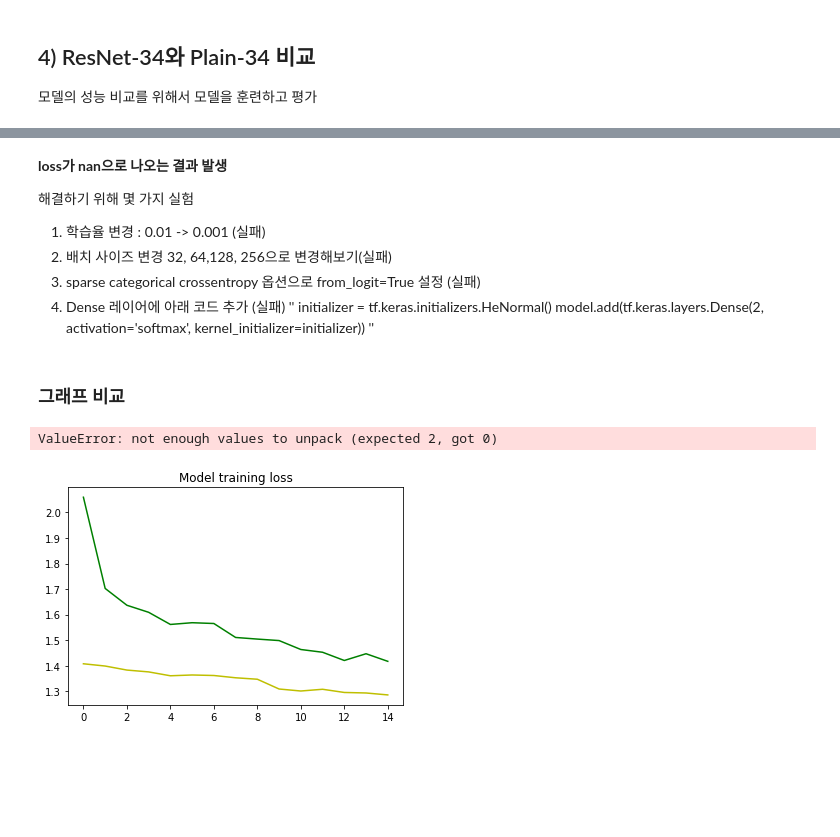
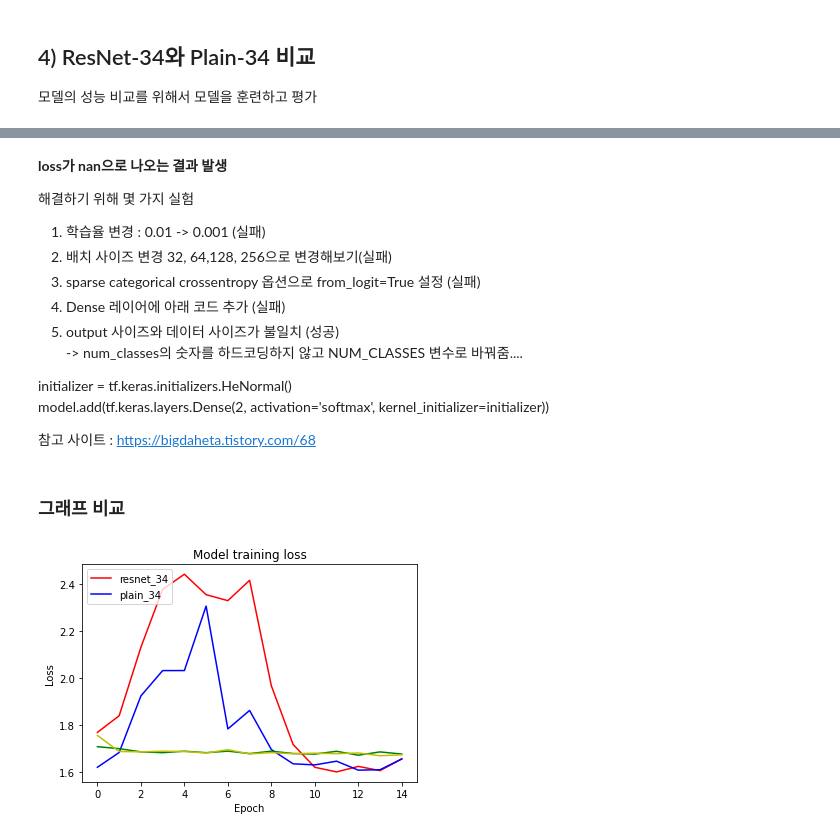
Before and after one commit to seoyeokim/AIFFEL_quest_rs, a Jupyter notebook: AIFFEL_quest_rs/GoingDeeper/GD01/2_ResNet_Ablation_Study_Project _2.ipynb, the cells around one changed output, grey strips where cells are left out. Cells and saved outputs as stored; diff of their text form; code cells hidden in the pictures; blank space fills up the shorter version.

```diff
--- a/AIFFEL_quest_rs/GoingDeeper/GD01/2_ResNet_Ablation_Study_Project _2.ipynb
+++ b/AIFFEL_quest_rs/GoingDeeper/GD01/2_ResNet_Ablation_Study_Project _2.ipynb
@@ -792,3 +786,25 @@ Batch of labels shape: (32,)
+# %%
+#데이터 결측치 확인
+
+def check_nan_inf(image, label):
+    tf.debugging.check_numerics(image, message="NaN or Inf found in image!")
+    return image, label
+
+# NaN/Inf 확인
+train_ds = train_ds.map(check_nan_inf)
+validation_ds = validation_ds.map(check_nan_inf)
+for image, label in train_ds:
+    pass  # NaN이 있으면 여기서 오류 발생
+for image, label in validation_ds:
+    pass  # NaN이 있으면 여기서 오류 발생
+# %%
+# Inf 값을 적절한 범위로 클리핑
+def clip_inf(image, label):
+
+    image = tf.clip_by_value(image, -1.0, 1.0)
+    return image, label
+train_ds = train_ds.map(clip_inf)
+validation_ds = validation_ds.map(clip_inf)
 # %%
 print(type(ds_train))
 # %% [output]
@@ -810,23 +826,23 @@ print(type(train_ds))
 # %%
 resnet_34.compile(
     loss=keras.losses.SparseCategoricalCrossentropy(),
-    optimizer=tf.keras.optimizers.SGD(learning_rate=0.001, clipnorm=5.0),
+    optimizer=tf.keras.optimizers.SGD(learning_rate=0.0001, clipnorm=1.0),
     metrics=['accuracy'],
 )
 plain_34.compile(
     loss=keras.losses.SparseCategoricalCrossentropy(),
-    optimizer=tf.keras.optimizers.SGD(learning_rate=0.001, clipnorm=1.0),
+    optimizer=tf.keras.optimizers.SGD(learning_rate=0.0001, clipnorm=1.0),
     metrics=['accuracy'],
 )
 # %%
 resnet_50.compile(
     loss=keras.losses.SparseCategoricalCrossentropy(),
-    optimizer=tf.keras.optimizers.SGD(learning_rate=0.001, clipnorm=1.0),
+    optimizer=tf.keras.optimizers.SGD(learning_rate=0.0001, clipnorm=1.0),
     metrics=['accuracy'],
 )
 plain_50.compile(
     loss=keras.losses.SparseCategoricalCrossentropy(),
-    optimizer=tf.keras.optimizers.SGD(learning_rate=0.001, clipnorm=1.0),
+    optimizer=tf.keras.optimizers.SGD(learning_rate=0.0001, clipnorm=1.0),
     metrics=['accuracy'],
 )
 # %%
@@ -948,28 +964,31 @@ Epoch 15/15
 2. 배치 사이즈 변경 32, 64,128, 256으로 변경해보기(실패)
 3. sparse categorical crossentropy 옵션으로 from_logit=True 설정 (실패)
 4. Dense 레이어에 아래 코드 추가  (실패)
-''
+5. output 사이즈와 데이터 사이즈가 불일치 (성공)
+-> num_classes의 숫자를 하드코딩하지 않고 NUM_CLASSES 변수로 바꿔줌....
+
+
 initializer = tf.keras.initializers.HeNormal()
 model.add(tf.keras.layers.Dense(2, activation='softmax', kernel_initializer=initializer))
-''
+
+
+참고 사이트 : https://bigdaheta.tistory.com/68
 # %% [markdown]
 ### 그래프 비교
 # %%
 import matplotlib.pyplot as plt
 
 plt.plot(history_resnet_34.history['val_loss'], 'r')
 plt.plot(history_plain_34.history['val_loss'], 'b')
 plt.plot(history_resnet_50.history['loss'], 'g')
 plt.plot(history_plain_50.history['loss'], 'y')
 plt.title('Model training loss')
-plt.ylim([])
 plt.ylabel('Loss')
 plt.xlabel('Epoch')
 plt.legend(['resnet_34', 'plain_34'], loc='upper left')
 plt.show()
 # %% [output]
-ValueError: not enough values to unpack (expected 2, got 0)
-[figure, old version]
+[figure, new version]
 # %%
 plt.plot(history_resnet_34.history['val_accuracy'], 'r')
 plt.plot(history_plain_34.history['val_accuracy'], 'b')
```
Also changed, not shown: parts of 19 cells of this notebook.
